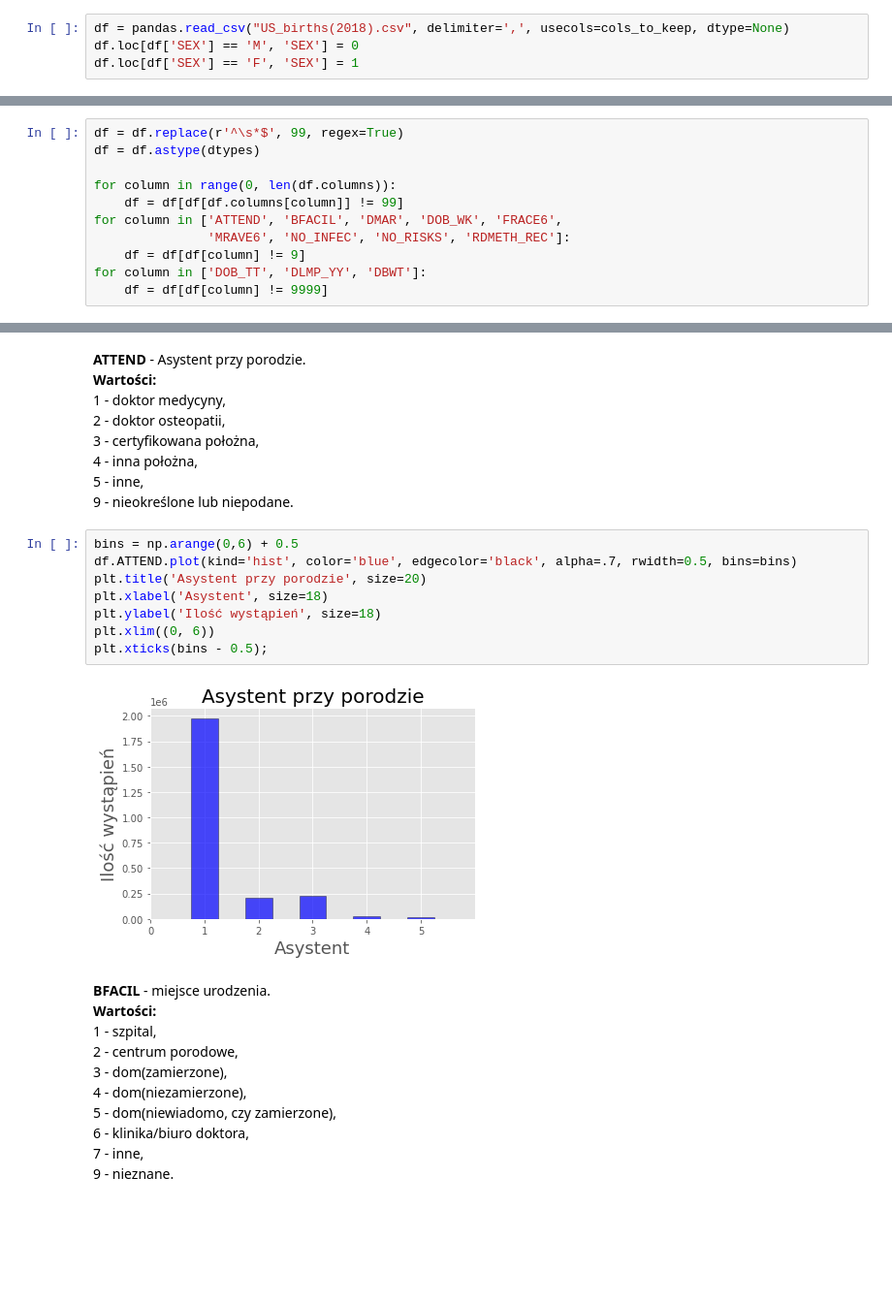
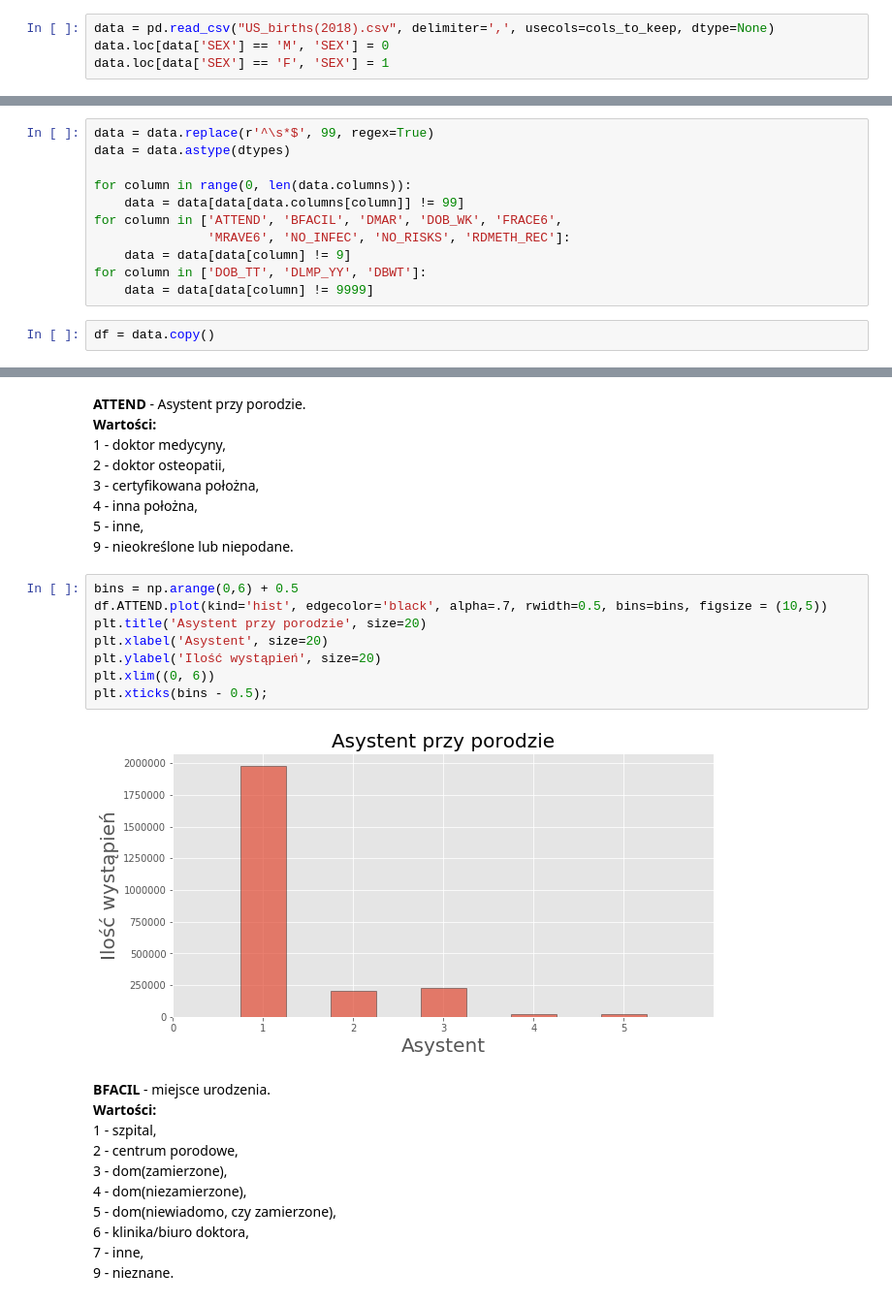
Before and after one commit to kurkowskiad/US-Births-Data-Analysis, a Jupyter notebook: Projekt_Uczenie_Maszynowe.ipynb, the cells around one changed output, grey strips where cells are left out. Shown at 97% size. Drawn from its saved outputs; the diff is of its cells as text; blank space fills up the shorter version.

```diff
--- a/Projekt_Uczenie_Maszynowe.ipynb
+++ b/Projekt_Uczenie_Maszynowe.ipynb
@@ -41,24 +48,26 @@ dtypes = \
 # %% [markdown]
 Wczytujemy dane do dataframe. Aby ułatwić pracę na kolumnie "płeć" (SEX), zmieniamy jej wartości z ('M', 'F') do (0, 1).
 # %%
-df = pandas.read_csv("US_births(2018).csv", delimiter=',', usecols=cols_to_keep, dtype=None)
-df.loc[df['SEX'] == 'M', 'SEX'] = 0
-df.loc[df['SEX'] == 'F', 'SEX'] = 1
+data = pd.read_csv("US_births(2018).csv", delimiter=',', usecols=cols_to_keep, dtype=None)
+data.loc[data['SEX'] == 'M', 'SEX'] = 0
+data.loc[data['SEX'] == 'F', 'SEX'] = 1
 # %% [markdown]
 Za pomocą regexa zamieniamy wartość wszystkich pustych pól na 99 oraz ustawiamy typ danych za pomocą "df.astype()".
 W dokumentacji zbioru możemy przeczytać, że nieznane wartości najczęściej wyrażają się za pomocą liczb 9, 99 lub 9999. Korzystając z tej informacji, usuwamy właśnie te rekordy, które zawierą
 wyżej wymienione liczby. Oczywiście sprawdzamy wcześniej czy można to zrobić bez utraty ważnych rekordów.
 # %%
-df = df.replace(r'^\s*$', 99, regex=True)
-df = df.astype(dtypes)
+data = data.replace(r'^\s*$', 99, regex=True)
+data = data.astype(dtypes)
 
-for column in range(0, len(df.columns)):
-    df = df[df[df.columns[column]] != 99]
+for column in range(0, len(data.columns)):
+    data = data[data[data.columns[column]] != 99]
 for column in ['ATTEND', 'BFACIL', 'DMAR', 'DOB_WK', 'FRACE6',
                'MRAVE6', 'NO_INFEC', 'NO_RISKS', 'RDMETH_REC']:
-    df = df[df[column] != 9]
+    data = data[data[column] != 9]
 for column in ['DOB_TT', 'DLMP_YY', 'DBWT']:
-    df = df[df[column] != 9999]
+    data = data[data[column] != 9999]
+# %%
+df = data.copy()
 # %% [markdown]
 Poniżej znajduje się opis wybranych kolumn:
 # %% [markdown]
@@ -72,14 +81,14 @@ Poniżej znajduje się opis wybranych kolumn:
 9 - nieokreślone lub niepodane.<br>
 # %%
 bins = np.arange(0,6) + 0.5
-df.ATTEND.plot(kind='hist', color='blue', edgecolor='black', alpha=.7, rwidth=0.5, bins=bins)
+df.ATTEND.plot(kind='hist', edgecolor='black', alpha=.7, rwidth=0.5, bins=bins, figsize = (10,5))
 plt.title('Asystent przy porodzie', size=20)
-plt.xlabel('Asystent', size=18)
-plt.ylabel('Ilość wystąpień', size=18)
+plt.xlabel('Asystent', size=20)
+plt.ylabel('Ilość wystąpień', size=20)
 plt.xlim((0, 6))
 plt.xticks(bins - 0.5);
 # %% [output]
-[figure, old version]
+[figure, new version]
 # %% [markdown]
 **BFACIL** - miejsce urodzenia.<br>
 **Wartości:**<br>
```
Also changed, not shown: parts of 71 cells of this notebook.
